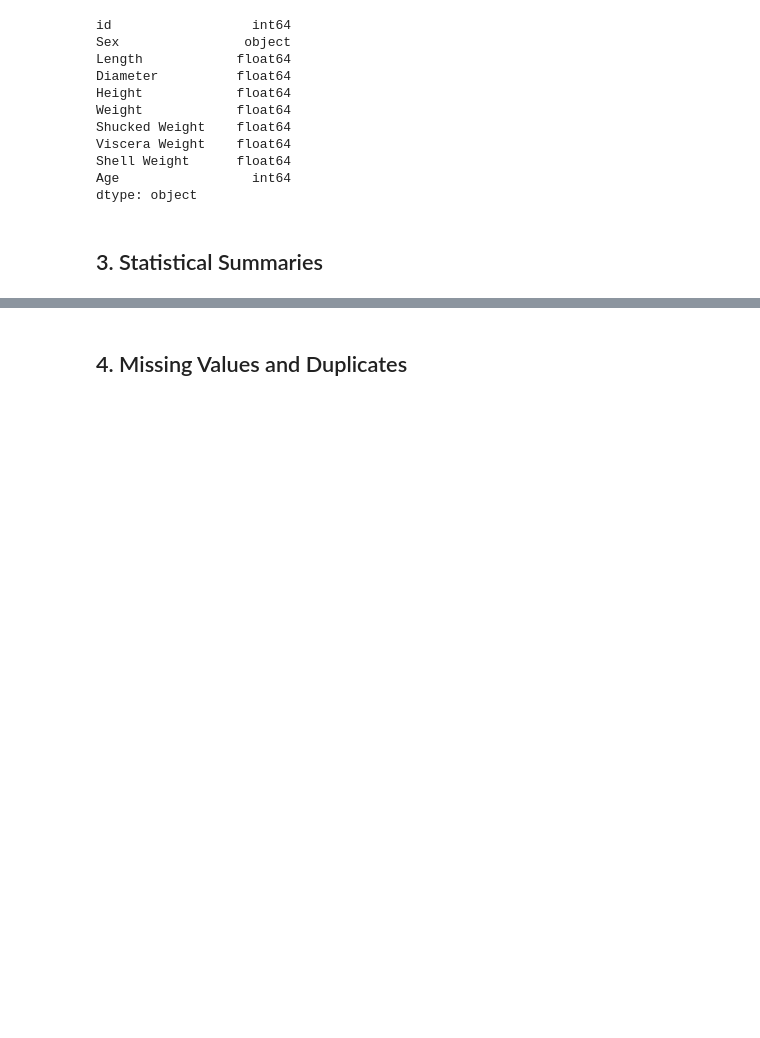
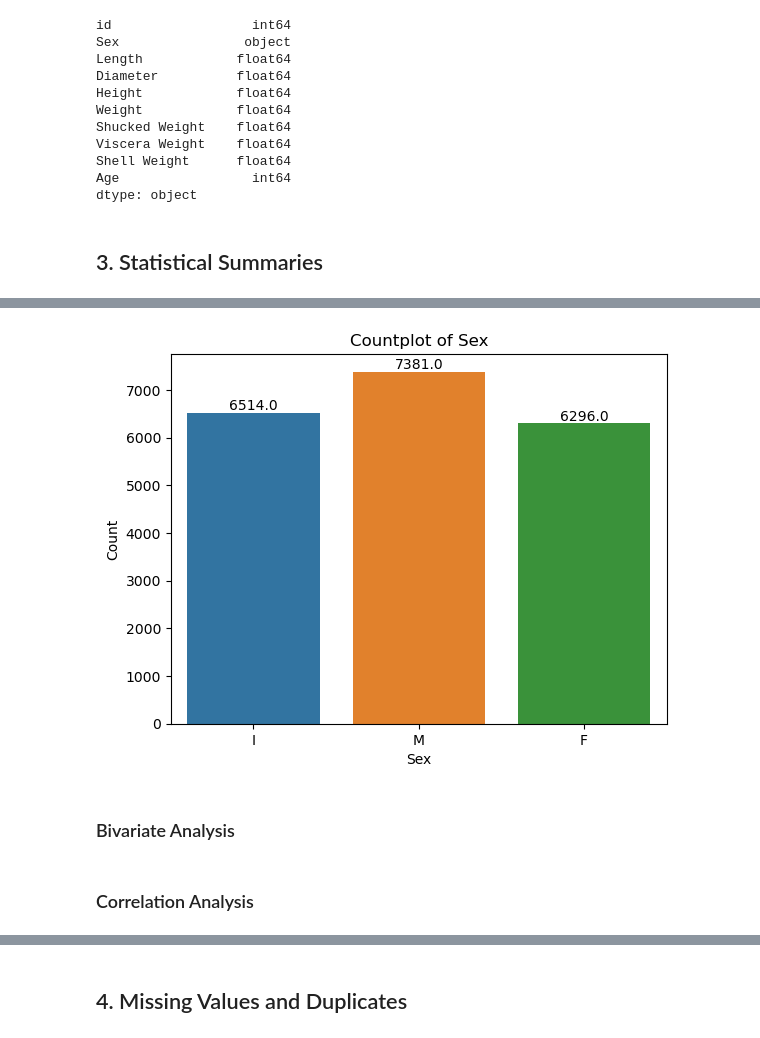
Before and after one commit to aliduabubakari/Diversiboard-Topcrowd-data-science-challenge, a Jupyter notebook: Notebook/Diversiboard Topcrowd Submission-updated.ipynb, the cells around one changed output, grey strips where cells are left out. Cells and saved outputs as stored; diff of their text form; code cells hidden in the pictures; blank space fills up the shorter version.

```diff
--- a/Notebook/Diversiboard Topcrowd Submission-updated.ipynb
+++ b/Notebook/Diversiboard Topcrowd Submission-updated.ipynb
@@ -71,0 +107,21 @@ train.describe().T
+# %%
+# Create the countplot
+ax = sns.countplot(data=train, x='Sex')
+
+# Set labels and title
+ax.set_xlabel('Sex')
+ax.set_ylabel('Count')
+ax.set_title('Countplot of Sex')
+
+# Add data points above each bar
+for p in ax.patches:
+    ax.annotate(f'{p.get_height()}', (p.get_x() + p.get_width() / 2, p.get_height()), ha='center', va='bottom')
+
+# Show the plot
+plt.show()
+# %% [output]
+[figure, added]
+# %% [markdown]
+### Bivariate Analysis
+# %% [markdown]
+### Correlation Analysis
```
Also changed, not shown: parts of 44 cells of this notebook, 5 other files.
